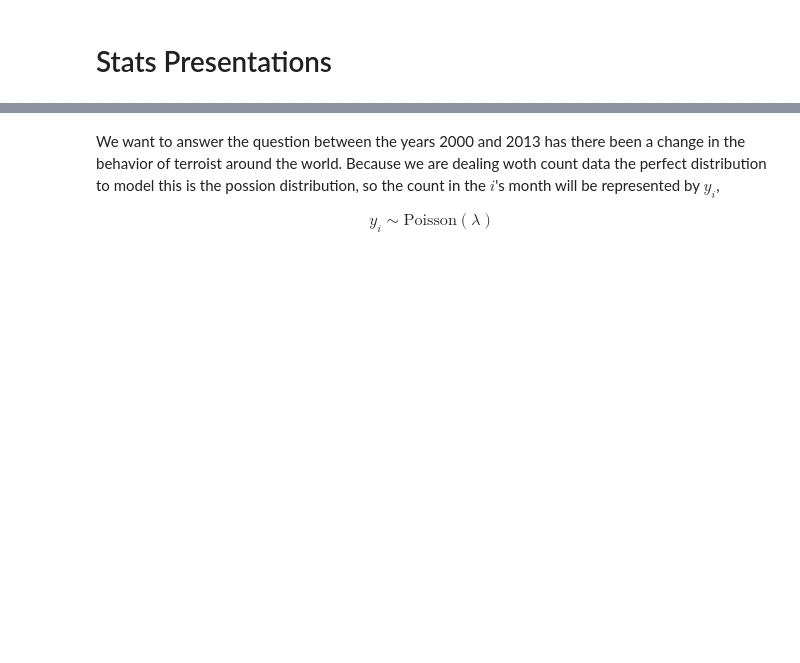
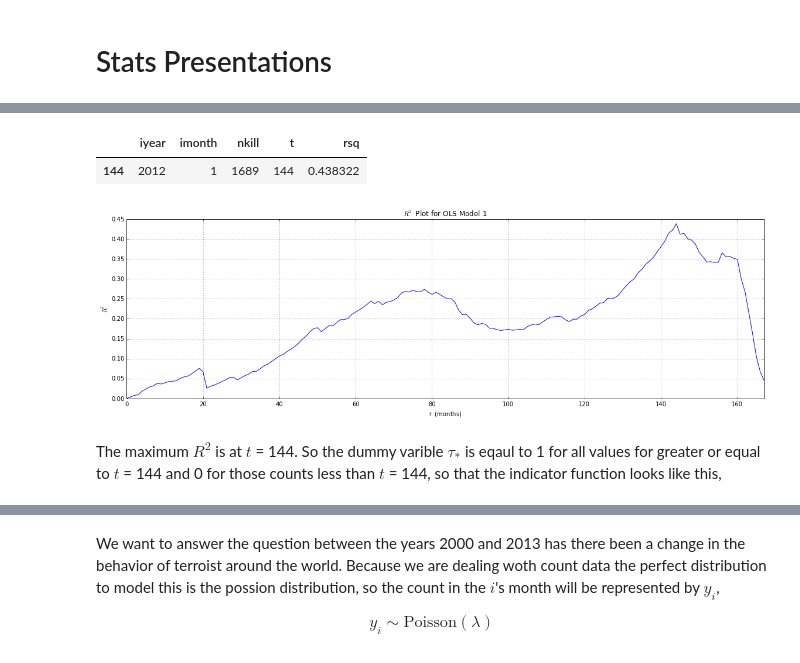
Before and after one commit to ceseale/Stats-Project, a Jupyter notebook: Stat Presentation.ipynb, the cells around one changed output, grey strips where cells are left out. Cells and saved outputs as stored; diff of their text form; code cells hidden in the pictures; blank space fills up the shorter version.

```diff
--- a/Stat Presentation.ipynb
+++ b/Stat Presentation.ipynb
@@ -29,0 +46,22 @@ data_df.nkill.hist(bins = 20)
+# %%
+rsq_dict = {'rsq': []}
+from statsmodels.formula.api import ols
+for i in range(0, n_count_data):
+    temp_model = ols_helper(i, data_df)
+    rsq_dict['rsq'].append(temp_model.rsquared)
+rsq_df = pd.DataFrame(rsq_dict)
+data_df = pd.concat([data_df, rsq_df], axis = 1)
+# %%
+
+data_df.rsq.plot(title = '$R^2$ Plot for OLS Model 1')
+plt.ylabel('$R^2$')
+plt.xlabel('$t$  (months)')
+max_rsq = data_df[data_df.rsq == float(data_df.rsq.values.max())]
+tau_full_ols = max_rsq.t
+max_rsq
+# %% [output]
+|  | iyear | imonth | nkill | t | rsq |
+| 144 | 2012 | 1 | 1689 | 144 | 0.438322 |
+[figure, added]
+# %% [markdown]
+The maximum $R^2$ is at $t$ = 144. So the dummy varible $\tau_*$ is eqaul to 1 for all values for greater or equal to $t$ = 144 and 0 for those counts less than $t$ = 144, so that the indicator function looks like this,
```
Also changed, not shown: parts of 50 cells of this notebook.
